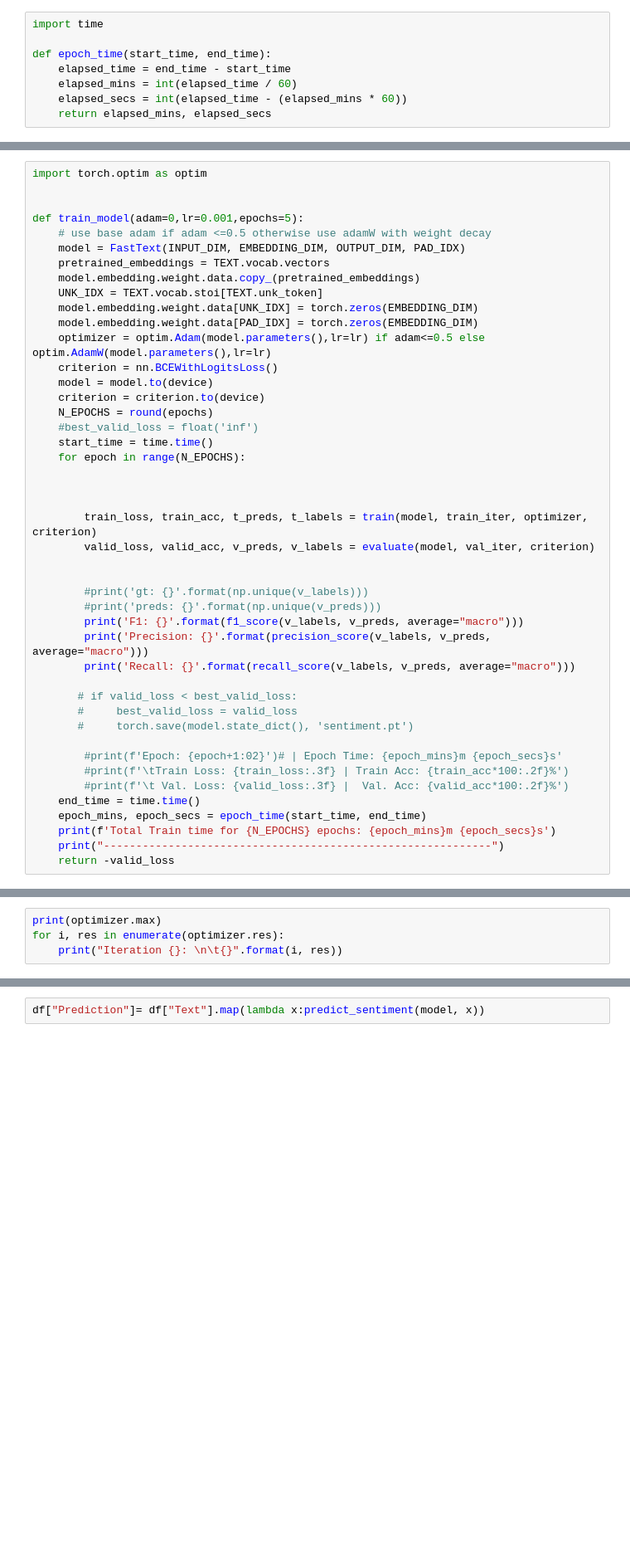
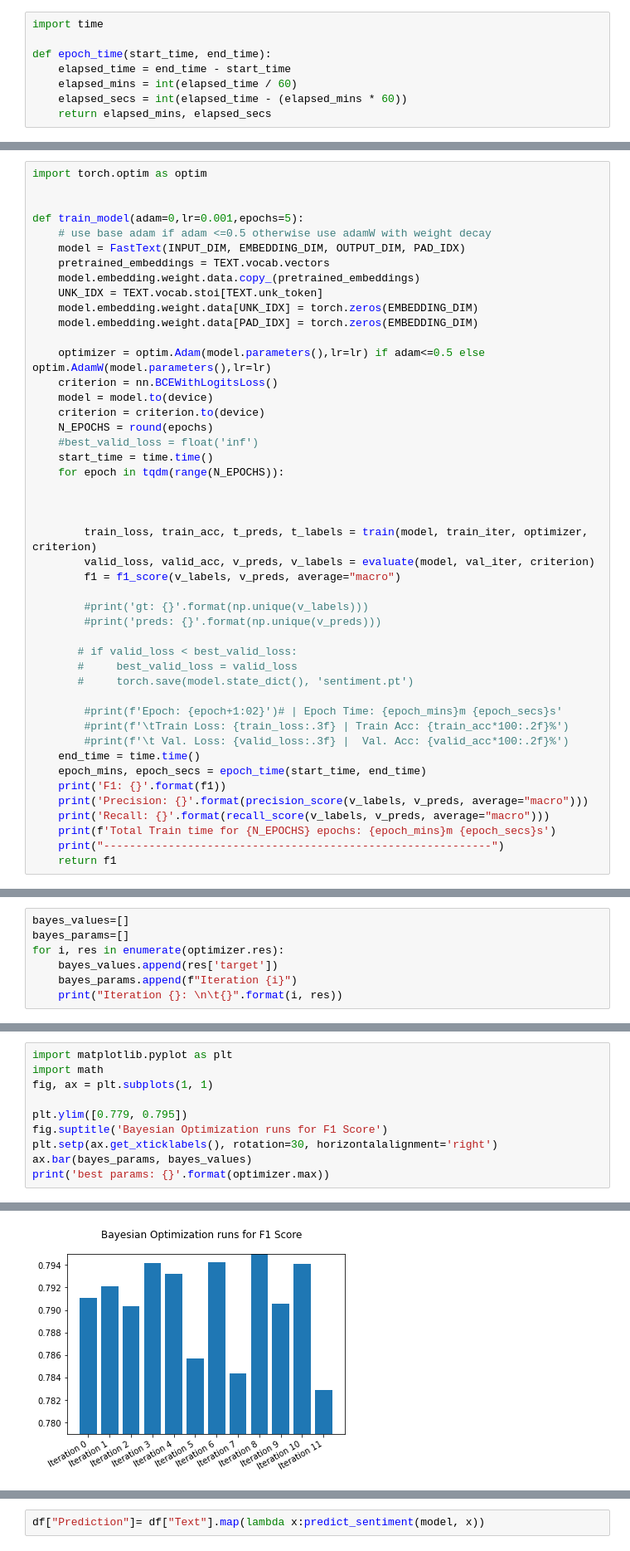
Before and after one commit to ggmonx/CMPE-255-Sentiment-Analysis, a Jupyter notebook: Sentiment_analysis.ipynb, the cells around one changed output, grey strips where cells are left out. Shown at 83% size. Cells and saved outputs as stored; diff of their text form; blank space fills up the shorter version.

Commit message:
use f1-score for pred

```diff
--- a/Sentiment_analysis.ipynb
+++ b/Sentiment_analysis.ipynb
@@ -169,6 +170,7 @@ def train_model(adam=0,lr=0.001,epochs=5):
     UNK_IDX = TEXT.vocab.stoi[TEXT.unk_token]
     model.embedding.weight.data[UNK_IDX] = torch.zeros(EMBEDDING_DIM)
     model.embedding.weight.data[PAD_IDX] = torch.zeros(EMBEDDING_DIM)
+
     optimizer = optim.Adam(model.parameters(),lr=lr) if adam<=0.5 else optim.AdamW(model.parameters(),lr=lr)
     criterion = nn.BCEWithLogitsLoss()
     model = model.to(device)
@@ -176,19 +178,16 @@ def train_model(adam=0,lr=0.001,epochs=5):
     N_EPOCHS = round(epochs)
     #best_valid_loss = float('inf')
     start_time = time.time()
-    for epoch in range(N_EPOCHS):
+    for epoch in tqdm(range(N_EPOCHS)):
 
 
 
         train_loss, train_acc, t_preds, t_labels = train(model, train_iter, optimizer, criterion)
         valid_loss, valid_acc, v_preds, v_labels = evaluate(model, val_iter, criterion)
-
+        f1 = f1_score(v_labels, v_preds, average="macro")
 
         #print('gt: {}'.format(np.unique(v_labels)))
         #print('preds: {}'.format(np.unique(v_preds)))
-        print('F1: {}'.format(f1_score(v_labels, v_preds, average="macro")))
-        print('Precision: {}'.format(precision_score(v_labels, v_preds, average="macro")))
-        print('Recall: {}'.format(recall_score(v_labels, v_preds, average="macro")))
 
        # if valid_loss < best_valid_loss:
        #     best_valid_loss = valid_loss
@@ -199,9 +198,12 @@ def train_model(adam=0,lr=0.001,epochs=5):
         #print(f'\t Val. Loss: {valid_loss:.3f} |  Val. Acc: {valid_acc*100:.2f}%')
     end_time = time.time()
     epoch_mins, epoch_secs = epoch_time(start_time, end_time)
+    print('F1: {}'.format(f1))
+    print('Precision: {}'.format(precision_score(v_labels, v_preds, average="macro")))
+    print('Recall: {}'.format(recall_score(v_labels, v_preds, average="macro")))
     print(f'Total Train time for {N_EPOCHS} epochs: {epoch_mins}m {epoch_secs}s')
     print("------------------------------------------------------------")
-    return -valid_loss
+    return f1
 # %%
 train_model(epochs=1)
 # %% [output]
@@ -245,6 +247,9 @@ Total Train time for 8 epochs: 14m 8s
 =============================================================
 # %%
-print(optimizer.max)
+bayes_values=[]
+bayes_params=[]
 for i, res in enumerate(optimizer.res):
+    bayes_values.append(res['target'])
+    bayes_params.append(f"Iteration {i}")
     print("Iteration {}: \n\t{}".format(i, res))
 # %% [output]
@@ -267,0 +273,11 @@ Iteration 14:
+# %%
+import matplotlib.pyplot as plt
+import math
+fig, ax = plt.subplots(1, 1)
+
+plt.ylim([0.779, 0.795])
+fig.suptitle('Bayesian Optimization runs for F1 Score')
+plt.setp(ax.get_xticklabels(), rotation=30, horizontalalignment='right')
+ax.bar(bayes_params, bayes_values)
+print('best params: {}'.format(optimizer.max))
+# %% [output]
@@ -268,3 +285,4 @@ Iteration 14:
+[figure, added]
 # %%
 def train_model_save(adam=0,lr=0.001,epochs=5):
     # use base adam if adam <=0.5 otherwise use adamW with weight decay
```
Also changed, not shown: parts of 14 cells of this notebook, 2 other files.
